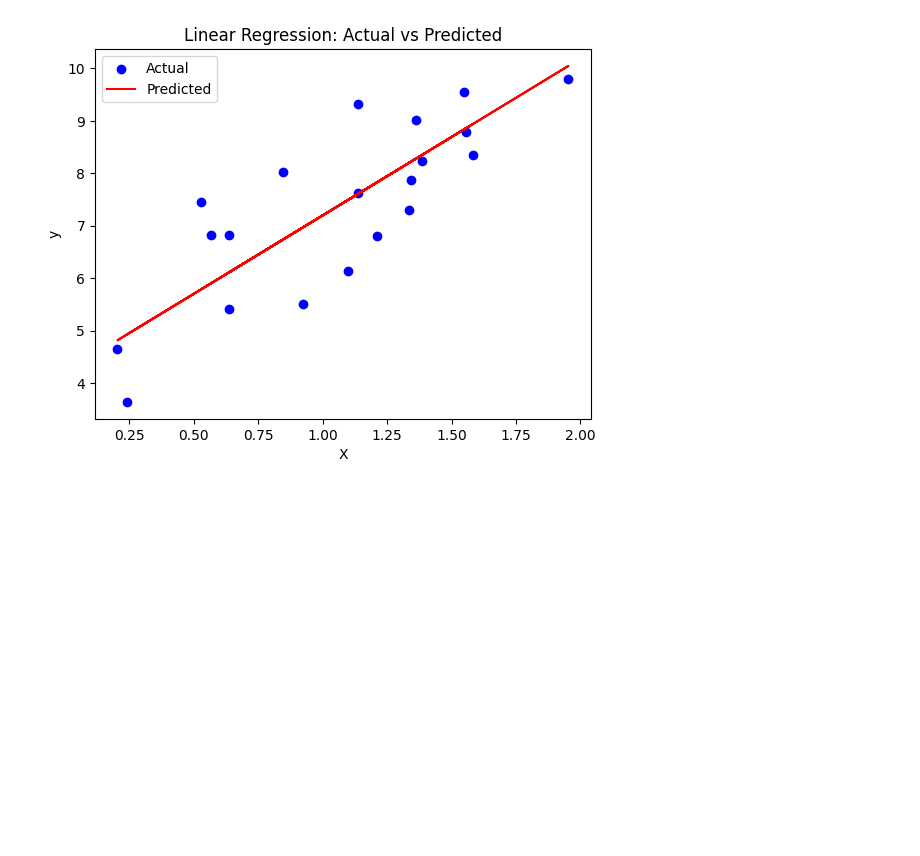
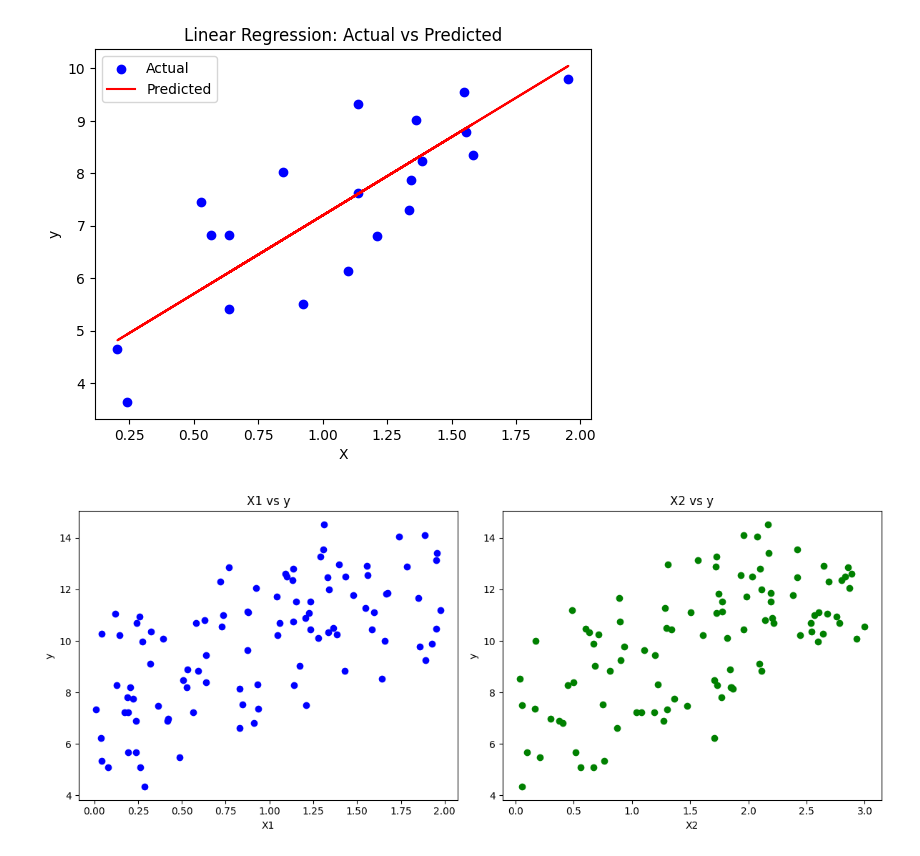
Before and after one commit to jurchiks33/am-i-AI, a Jupyter notebook: test.ipynb, the cells around one changed output. Saved outputs shown, nothing was run; the diff lists cells and outputs as text; code cells hidden in the pictures; blank space fills up the shorter version.

```diff
--- a/test.ipynb
+++ b/test.ipynb
@@ -38,8 +38,24 @@ Mean Squared Error: 0.9177532469714291
 # %%
 np.random.seed(0)
 X1 = 2 * np.random.rand(100, 1)
 X2 = 3 * np.random.rand(100, 1)
 
 X = np.hstack([X1, X2])
 
 y = 4 + 3 * X1 + 2 * X2 + np.random.randn(100, 1)
+
+fig, ax = plt.subplots(1, 2, figsize=(12, 5))
+ax[0].scatter(X1, y, color='blue')
+ax[0].set_title("X1 vs y")
+ax[0].set_xlabel("X1")
+ax[0].set_ylabel("y")
+
+ax[1].scatter(X2, y, color='green')
+ax[1].set_title("X2 vs y")
+ax[1].set_xlabel("X2")
+ax[1].set_ylabel("y")
+
+plt.tight_layout()
+plt.show()
+# %% [output]
+[figure, added]
```
